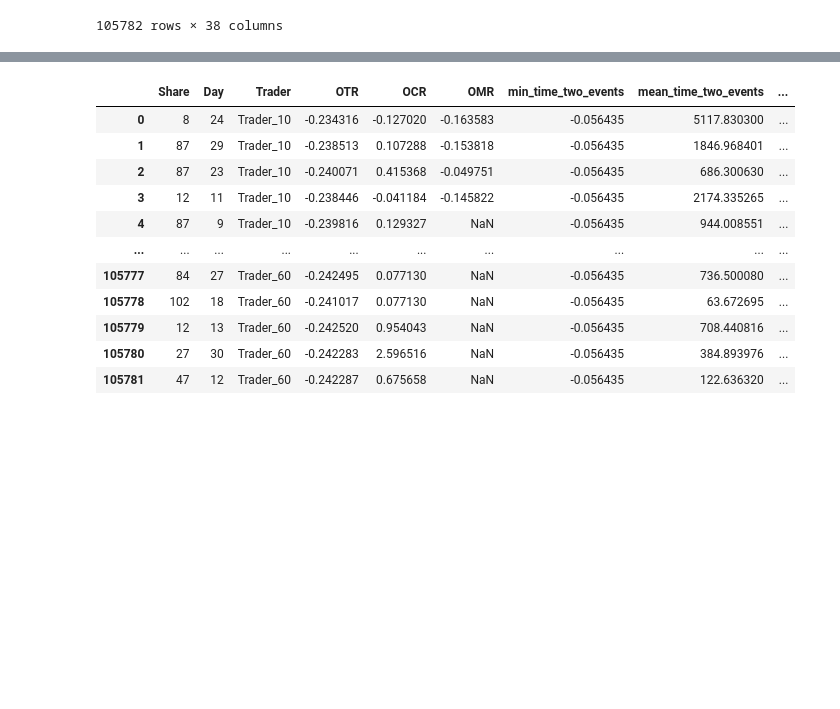
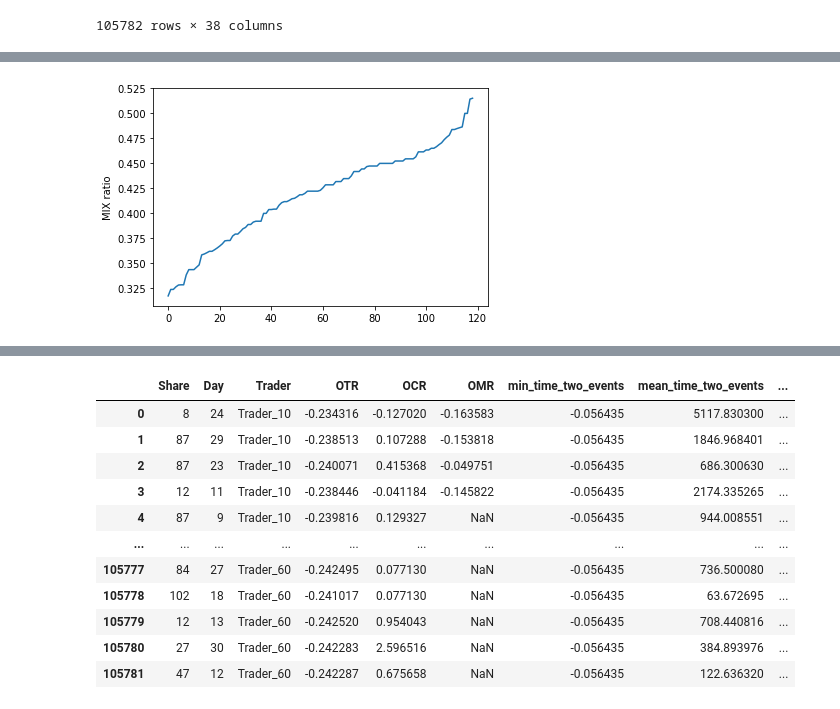
Before and after one commit to dusknight/MAP569_AMF_Challenge, a Jupyter notebook: data_insight.ipynb, the cells around one changed output, grey strips where cells are left out. Cells and saved outputs as stored; diff of their text form; code cells hidden in the pictures; blank space fills up the shorter version.

```diff
--- a/data_insight.ipynb
+++ b/data_insight.ipynb
@@ -37,0 +105,8 @@ x_train
+# %%
+mix_list = [v[1] for v in get_share_trader_distribution(x_train).values()]
+mix_list.sort()
+plt.plot(mix_list)
+plt.ylabel('MIX ratio')
+plt.show()
+# %% [output]
+[figure, added]
```
Also changed, not shown: parts of 20 cells of this notebook, 31 other files.
